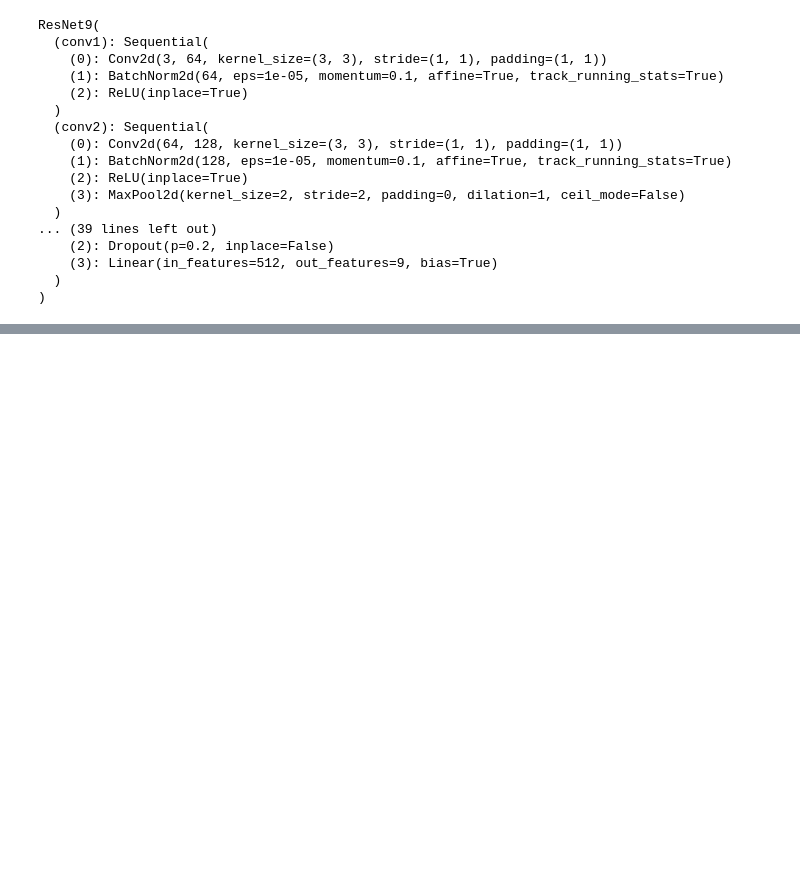
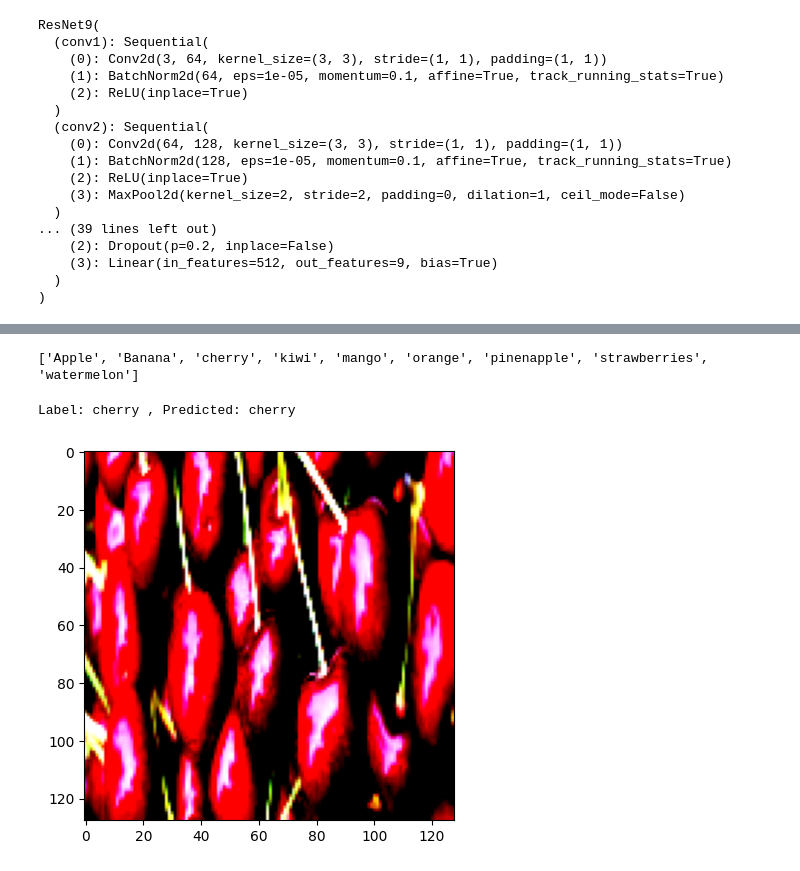
Before and after one commit to yash5891/Deep-Learning, a Jupyter notebook: image_classification_on_fruit_dataset.ipynb, the cells around one changed output, grey strips where cells are left out. Saved outputs shown, nothing was run; the diff lists cells and outputs as text; code cells hidden in the pictures; blank space fills up the shorter version.

```diff
--- a/image_classification_on_fruit_dataset.ipynb
+++ b/image_classification_on_fruit_dataset.ipynb
@@ -334,0 +334,24 @@ history
+# %%
+def predict_image(img, model):
+    # Convert to a batch of 1
+    xb = to_device(img.unsqueeze(0), device)
+    # Get predictions from model
+    yb = model(xb)
+    # Pick index with highest probability
+    _, preds  = torch.max(yb, dim=1)
+    # Retrieve the class label
+    return labels[preds[0].item()]
+# %%
+labels = os.listdir(data_dir+'train/')
+print(labels)
+# %% [output]
+['Apple', 'Banana', 'cherry', 'kiwi', 'mango', 'orange', 'pinenapple', 'strawberries', 'watermelon']
+# %%
+img, label = val_ds[12]
+plt.imshow(img.permute(1, 2, 0).clamp(0, 1))
+
+print('Label:', labels[label], ', Predicted:', predict_image(img, model))
+# label
+# %% [output]
+Label: cherry , Predicted: cherry
+[figure, added]
```
Also changed, not shown: parts of 3 cells of this notebook.
